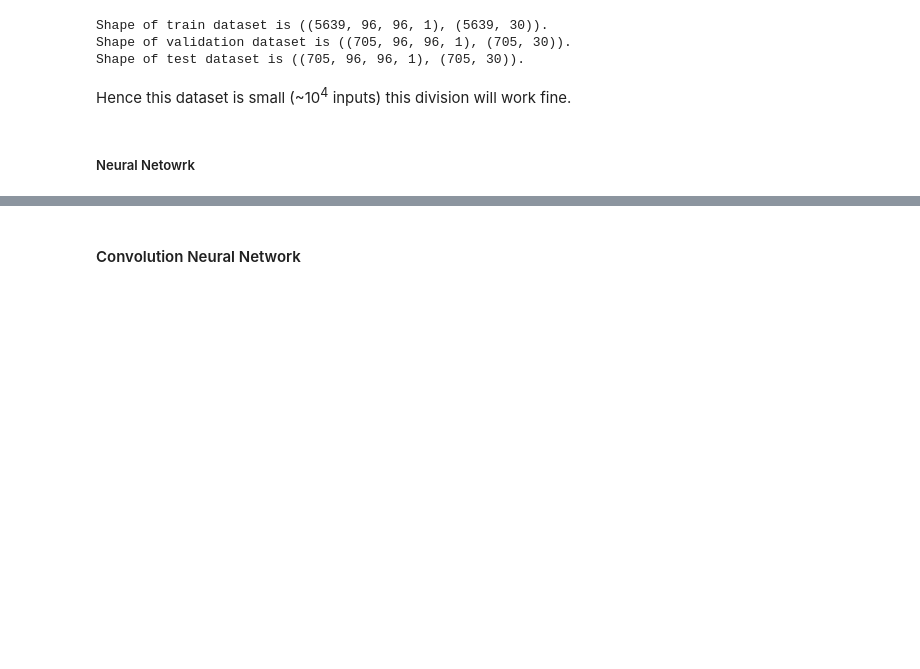
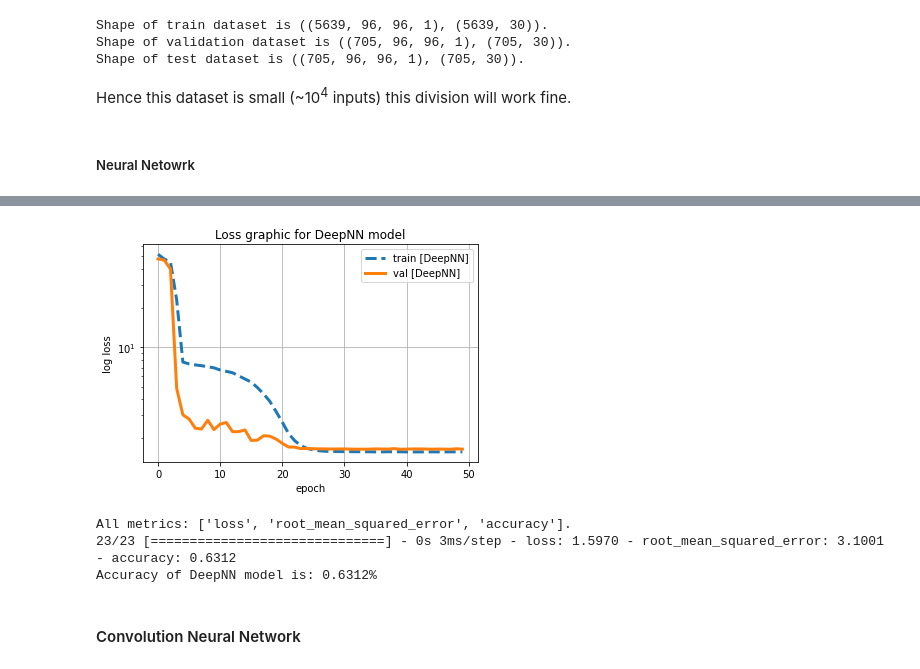
Before and after one commit to mdodovic/Facial-Keypoints-Detection, a Jupyter notebook: keypoints_detector.ipynb, the cells around one changed output, grey strips where cells are left out. Cells and saved outputs as stored; diff of their text form; code cells hidden in the pictures; blank space fills up the shorter version.

```diff
--- a/keypoints_detector.ipynb
+++ b/keypoints_detector.ipynb
@@ -186,5 +186,19 @@ Shape of validation dataset is ((705, 96, 96, 1), (705, 30)).
 Shape of test dataset is ((705, 96, 96, 1), (705, 30)).
 # %% [markdown]
 Hence this dataset is small (~10<sup>4</sup> inputs) this division will work fine.
+# %%
+def plot_loss(history, model_name, plt):
+    loss = history['loss']
+    val_loss = history['val_loss']
+    plt.plot(loss, "--", linewidth=3, label="train [" + model_name + "]")
+    plt.plot(val_loss, linewidth=3, label="val [" + model_name + "]")
+    plt.legend()
+    plt.grid()
+    plt.yscale("log")
+    plt.xlabel("epoch")
+    plt.ylabel("log loss")
+    plt.title("Loss graphic for " + model_name + " model")
+    plt.savefig(model_name + "_loss.png", dpi=90)
+    plt.show()
 # %% [markdown]
 ##### Neural Netowrk
@@ -193,12 +205,21 @@ Simple neural network model
 # %%
-model_nn = Sequential(name="Deep Neural Network")
+model_nn = Sequential(name="DeepNN")
+
 model_nn.add(Flatten(input_shape=(96, 96, 1)))
+
+# model_nn.add(Dense(512, activation='relu'))
+# model_nn.add(Dropout(0.1))
+
 model_nn.add(Dense(128, activation='relu'))
-Dropout(0.5)
+model_nn.add(Dropout(0.5))
+
 model_nn.add(Dense(128, activation='relu'))
-Dropout(0.5)
+model_nn.add(Dropout(0.5))
+
 model_nn.add(Dense(64, activation='relu'))
 model_nn.add(Dense(30))
 
+# plot_model(model_nn, to_file='Deep Neural Network.png', show_shapes=True)
+
 model_nn.summary()
 # %% [output]
@@ -228,2 +243,2 @@ You must install pydot (`pip install pydot`) and install graphviz (see instructi
 # %%
-model.compile(optimizer='Adam',  metrics=[RootMeanSquaredError(), 'accuracy'], loss='mae')
+model_nn.compile(optimizer='Adam',  metrics=[RootMeanSquaredError(), 'accuracy'], loss='mae')
@@ -234,0 +245,5 @@ print(history_nn.history.keys())
+# %%
+history_nn = model_nn.fit(X_train, y_train, validation_data=(X_val, y_val),
+                            epochs=50,
+                            batch_size=32,
+                            shuffle=True)
@@ -235,6 +268,15 @@ print(history_nn.history.keys())
 # %%
-
-plot_loss(history_nn.history,"NN",plt)
+plot_loss(history_nn.history, model_nn.name, plt)
+# %% [output]
+[figure, added]
+# %%
+print("All metrics: {}.".format(model_nn.metrics_names))
+evaluations_nn = model_nn.evaluate(X_test, y_test)
+print("Accuracy of {} model is: {:0.4f}%".format(model_nn.name, evaluations_nn[model_nn.metrics_names.index('accuracy')]))
+# %% [output]
+All metrics: ['loss', 'root_mean_squared_error', 'accuracy'].
+23/23 [==============================] - 0s 3ms/step - loss: 1.5970 - root_mean_squared_error: 3.1001 - accuracy: 0.6312
+Accuracy of DeepNN model is: 0.6312%
 # %% [markdown]
 #### Convolution Neural Network
 # %%
```
Also changed, not shown: parts of 11 cells of this notebook.
